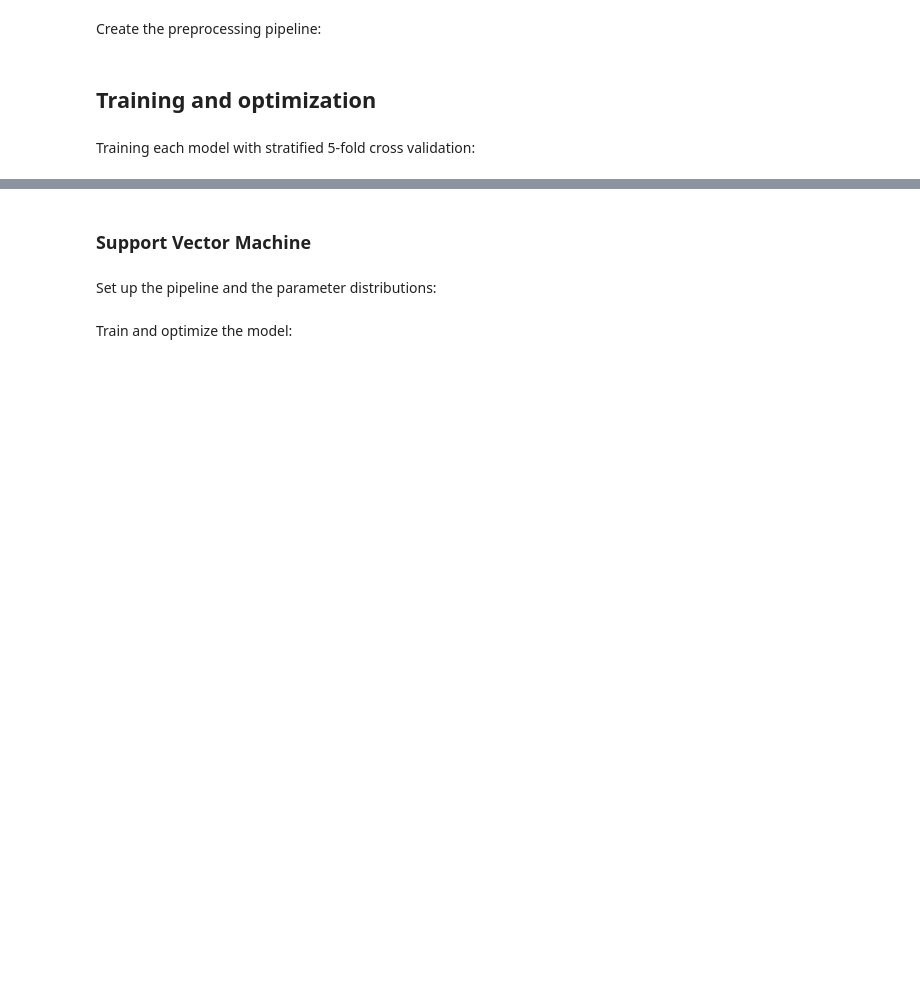
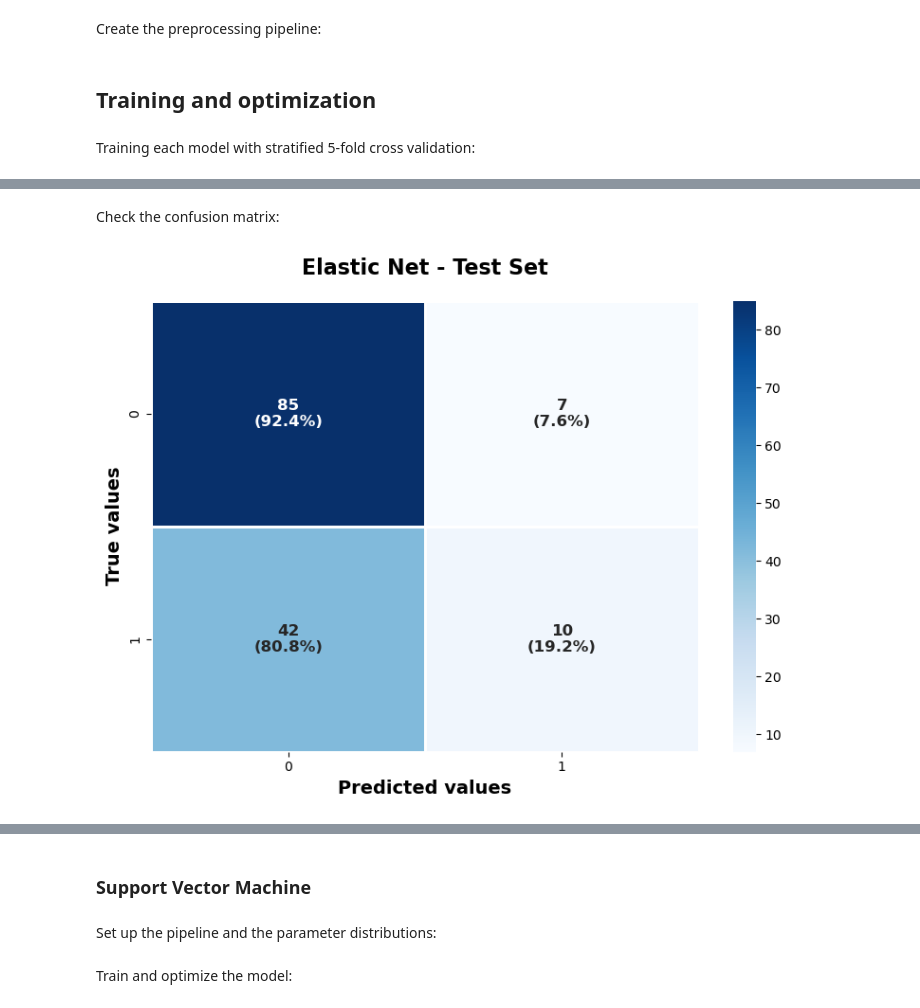
Before and after one commit to MiguelGomGar/TFM, a Jupyter notebook: notebooks/models_testing.ipynb, the cells around one changed output, grey strips where cells are left out. Saved outputs shown, nothing was run; the diff lists cells and outputs as text; code cells hidden in the pictures; blank space fills up the shorter version.

```diff
--- a/notebooks/models_testing.ipynb
+++ b/notebooks/models_testing.ipynb
@@ -149,0 +188,11 @@ my_cv = StratifiedKFold(n_splits=5, shuffle=True, random_state=42)
+# %% [markdown]
+Check the confusion matrix:
+# %%
+# Compute predictions for the test set
+y_pred_EN = optimized_EN.predict(X_test)
+
+# Display confusion matrix
+plot_cm(y_true=y_test, y_pred=y_pred_EN,
+        title="Elastic Net - Test Set")
+# %% [output]
+[figure, added]
```
Also changed, not shown: parts of 18 cells of this notebook.
